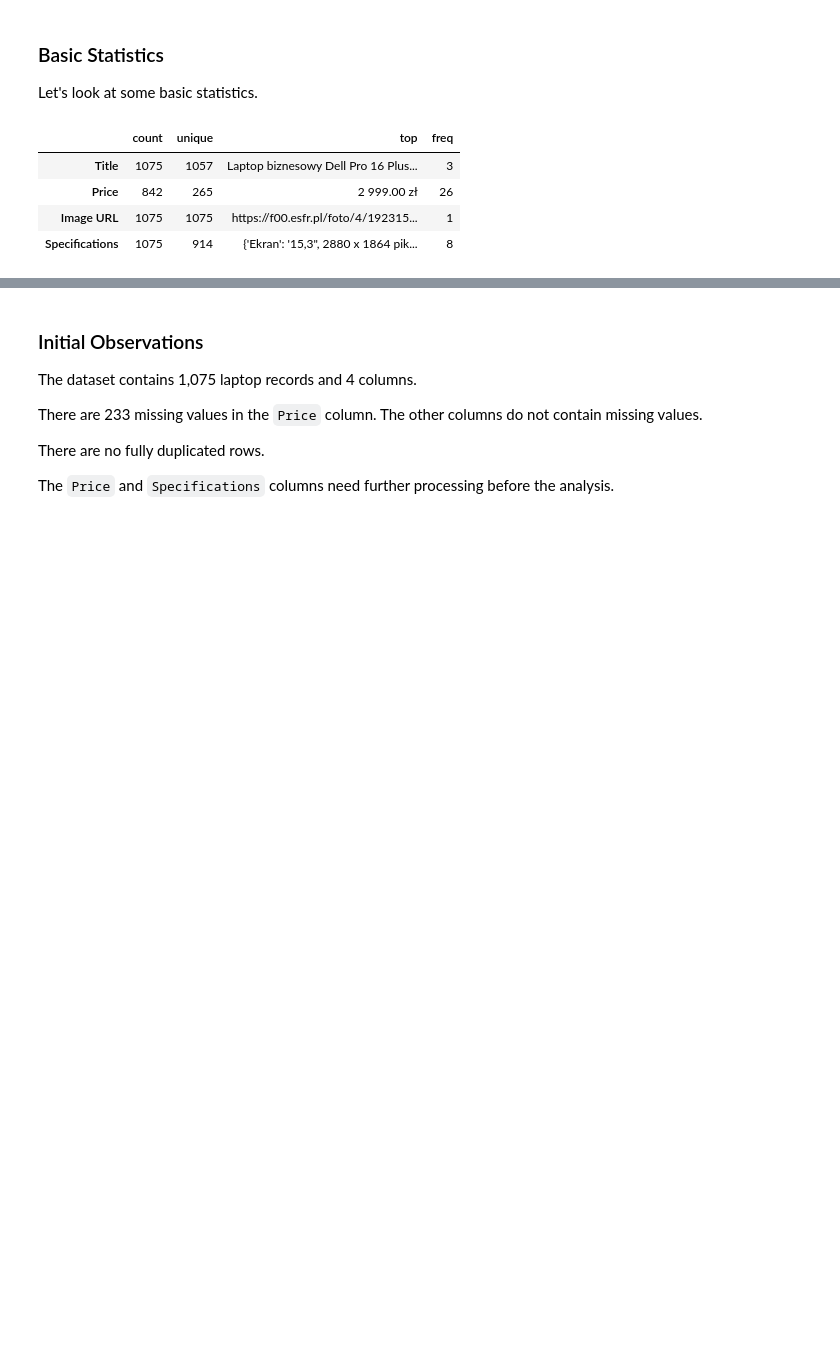
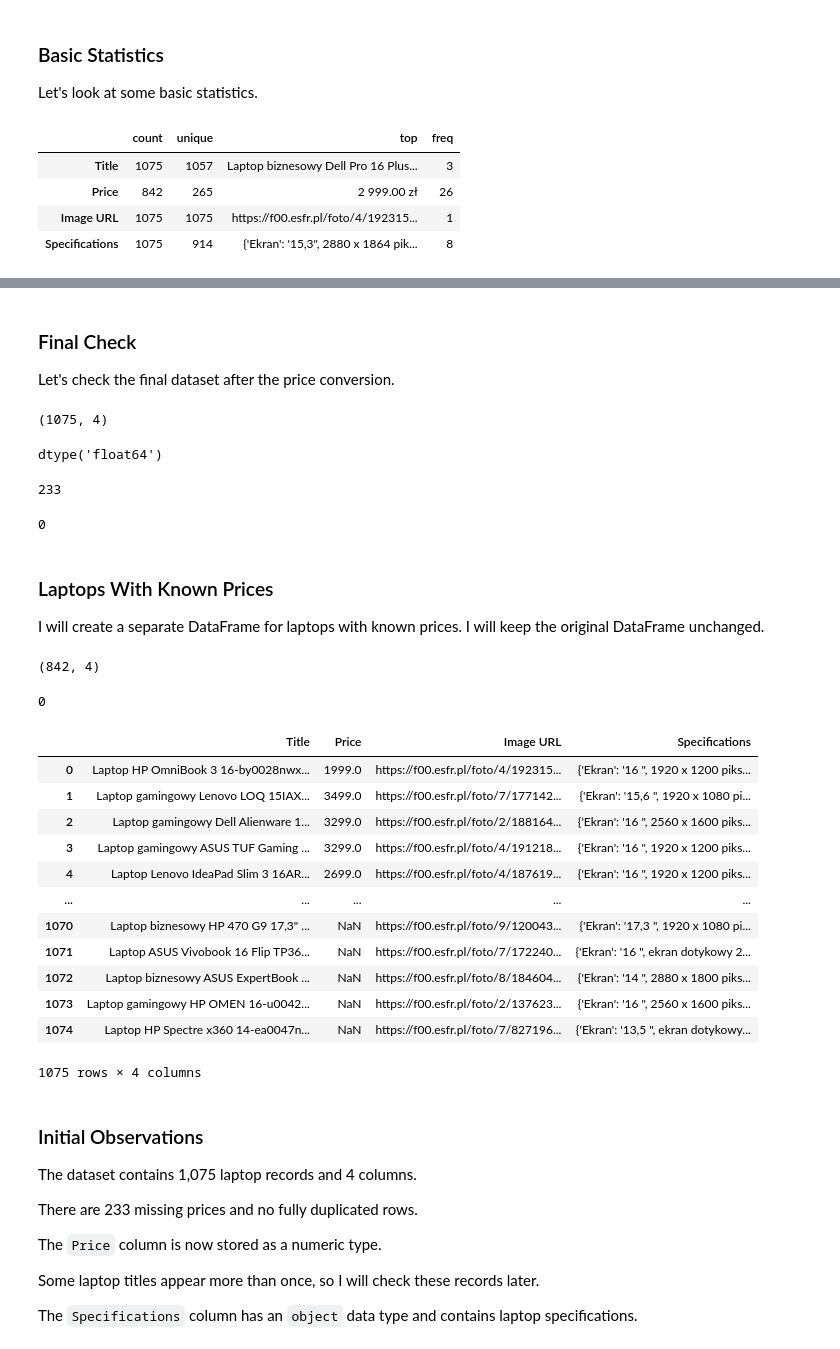
Before and after one commit to rishchuk/laptop-analysis, a Jupyter notebook: laptop_analysis.ipynb, the cells around one changed output, grey strips where cells are left out. Drawn from its saved outputs; the diff is of its cells as text; code cells hidden in the pictures; blank space fills up the shorter version.

```diff
--- a/laptop_analysis.ipynb
+++ b/laptop_analysis.ipynb
@@ -91,0 +188,25 @@ df.describe(include="all").T
+# %% [markdown]
+### Final Check
+
+Let's check the final dataset after the price conversion.
+# %%
+df.shape
+# %% [output]
+(1075, 4)
+# %%
+df["Price"].dtype
+# %% [output]
+dtype('float64')
+# %%
+df["Price"].isna().sum()
+# %% [output]
+233
+# %%
+df.duplicated().sum()
+# %% [output]
+0
+# %% [markdown]
+### Laptops With Known Prices
+
+I will create a separate DataFrame for laptops with known prices.
+I will keep the original DataFrame unchanged.
@@ -92,10 +215,36 @@ df.describe(include="all").T
+# %%
+df_price.shape
+# %% [output]
+(842, 4)
+# %%
+df_price["Price"].isna().sum()
+# %% [output]
+0
+# %%
+df
+# %% [output]
+|  | Title | Price | Image URL | Specifications |
+| 0 | Laptop HP OmniBook 3 16-by0028nwx... | 1999.0 | https://f00.esfr.pl/foto/4/192315... | {'Ekran': '16 ", 1920 x 1200 piks... |
+| 1 | Laptop gamingowy Lenovo LOQ 15IAX... | 3499.0 | https://f00.esfr.pl/foto/7/177142... | {'Ekran': '15,6 ", 1920 x 1080 pi... |
+| 2 | Laptop gamingowy Dell Alienware 1... | 3299.0 | https://f00.esfr.pl/foto/2/188164... | {'Ekran': '16 ", 2560 x 1600 piks... |
+| 3 | Laptop gamingowy ASUS TUF Gaming ... | 3299.0 | https://f00.esfr.pl/foto/4/191218... | {'Ekran': '16 ", 1920 x 1200 piks... |
+| 4 | Laptop Lenovo IdeaPad Slim 3 16AR... | 2699.0 | https://f00.esfr.pl/foto/4/187619... | {'Ekran': '16 ", 1920 x 1200 piks... |
+| ... | ... | ... | ... | ... |
+| 1070 | Laptop biznesowy HP 470 G9 17,3" ... | NaN | https://f00.esfr.pl/foto/9/120043... | {'Ekran': '17,3 ", 1920 x 1080 pi... |
+| 1071 | Laptop ASUS Vivobook 16 Flip TP36... | NaN | https://f00.esfr.pl/foto/7/172240... | {'Ekran': '16 ", ekran dotykowy 2... |
+| 1072 | Laptop biznesowy ASUS ExpertBook ... | NaN | https://f00.esfr.pl/foto/8/184604... | {'Ekran': '14 ", 2880 x 1800 piks... |
+| 1073 | Laptop gamingowy HP OMEN 16-u0042... | NaN | https://f00.esfr.pl/foto/2/137623... | {'Ekran': '16 ", 2560 x 1600 piks... |
+| 1074 | Laptop HP Spectre x360 14-ea0047n... | NaN | https://f00.esfr.pl/foto/7/827196... | {'Ekran': '13,5 ", ekran dotykowy... |
+1075 rows × 4 columns
 # %% [markdown]
 ### Initial Observations
 
 The dataset contains 1,075 laptop records and 4 columns.
 
-There are 233 missing values in the `Price` column. The other columns do not contain missing values.
+There are 233 missing prices and no fully duplicated rows.
 
-There are no fully duplicated rows.
+The `Price` column is now stored as a numeric type.
 
-The `Price` and `Specifications` columns need further processing before the analysis.
+Some laptop titles appear more than once, so I will check these records later.
+
+The `Specifications` column has an `object` data type and contains laptop specifications.
```
Also changed, not shown: parts of 12 cells of this notebook.
